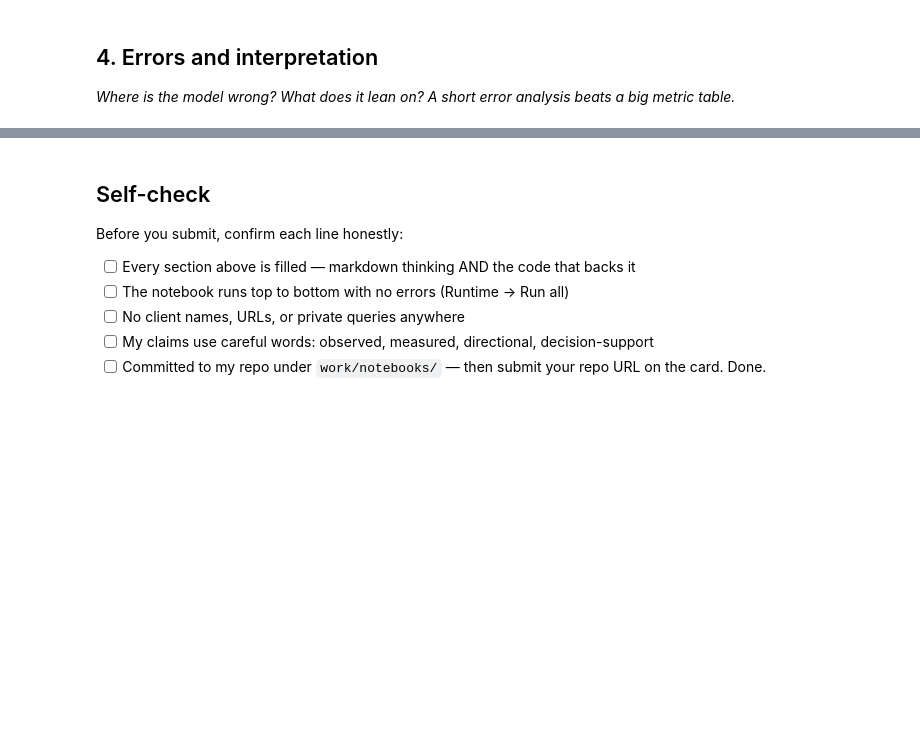
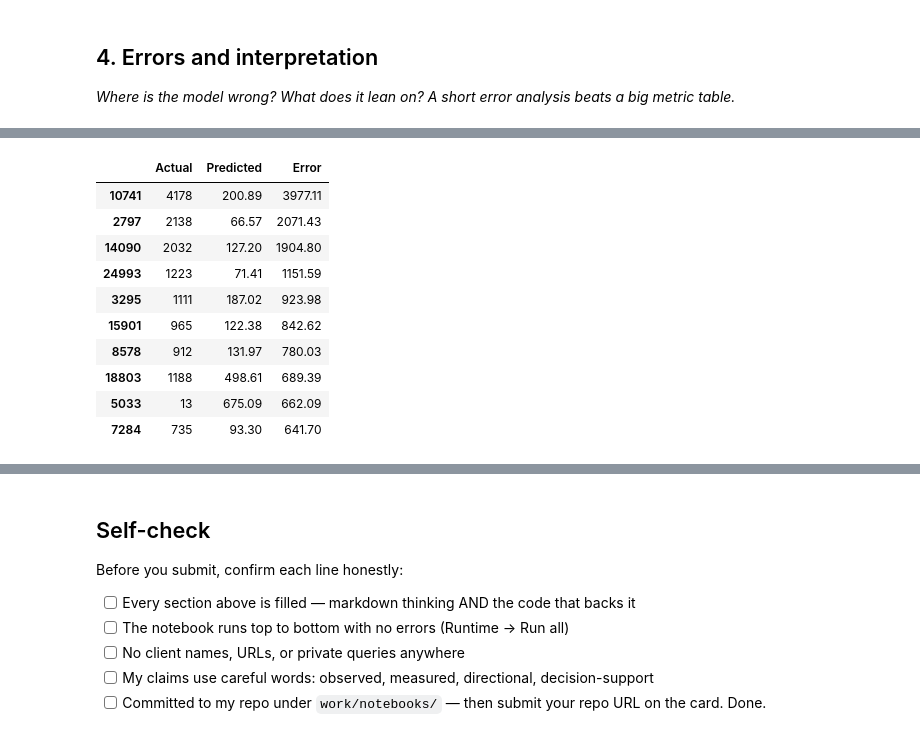
Before and after one commit to abhinav77040/Flyrank-ml-internship, a Jupyter notebook: work/notebooks/w05_model.ipynb, the cells around one changed output, grey strips where cells are left out. Cells and saved outputs as stored; diff of their text form; code cells hidden in the pictures; blank space fills up the shorter version.

```diff
--- a/work/notebooks/w05_model.ipynb
+++ b/work/notebooks/w05_model.ipynb
@@ -36,0 +89,2 @@ This skeleton is yours to fill. Work the sections **in order** — each one has
+# %%
+predictions = model.predict(X_test)
@@ -36,0 +143,27 @@ This skeleton is yours to fill. Work the sections **in order** — each one has
+# %%
+results = pd.DataFrame({
+    "Actual":y_test,
+    "Predicted":predictions
+})
+
+results["Error"] = abs(
+    results["Actual"]-
+    results["Predicted"]
+)
+
+results.sort_values(
+    "Error",
+    ascending=False
+).head(10)
+# %% [output]
+|  | Actual | Predicted | Error |
+| 10741 | 4178 | 200.89 | 3977.11 |
+| 2797 | 2138 | 66.57 | 2071.43 |
+| 14090 | 2032 | 127.20 | 1904.80 |
+| 24993 | 1223 | 71.41 | 1151.59 |
+| 3295 | 1111 | 187.02 | 923.98 |
+| 15901 | 965 | 122.38 | 842.62 |
+| 8578 | 912 | 131.97 | 780.03 |
+| 18803 | 1188 | 498.61 | 689.39 |
+| 5033 | 13 | 675.09 | 662.09 |
+| 7284 | 735 | 93.30 | 641.70 |
```
Also changed, not shown: parts of 14 cells of this notebook.
